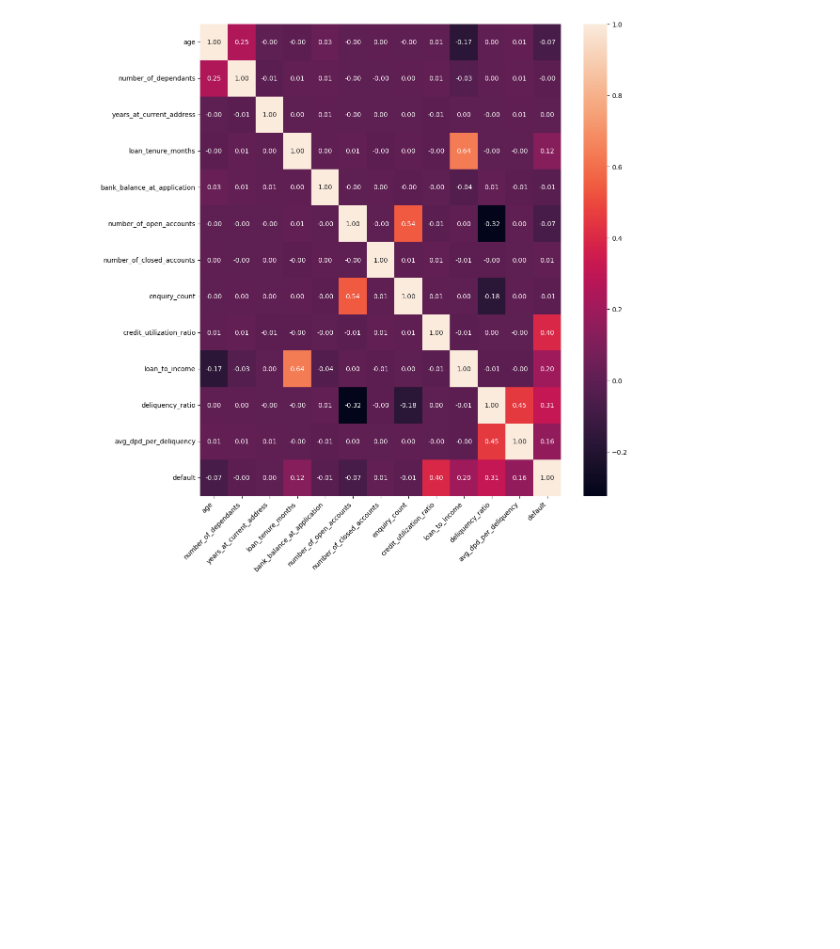
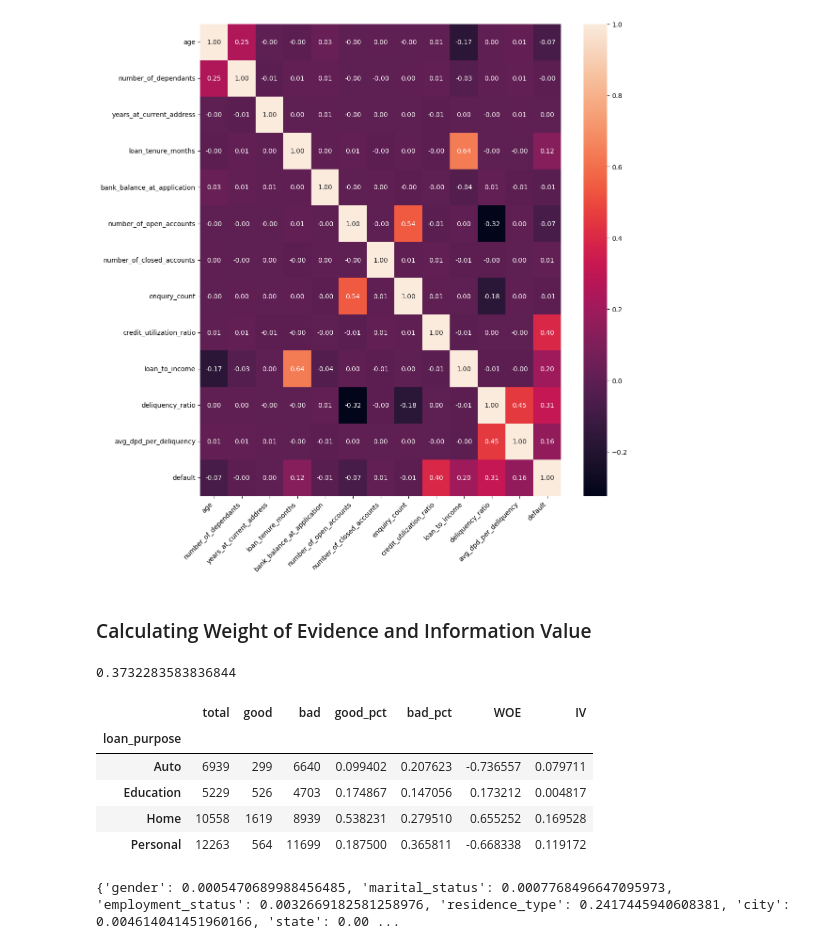
Before and after one commit to HMurawski/Credit-Score-Modelling, a Jupyter notebook: notebooks/03_feature_engineering.ipynb, the cells around one changed output. Saved outputs shown, nothing was run; the diff lists cells and outputs as text; code cells hidden in the pictures; blank space fills up the shorter version.

```diff
--- a/notebooks/03_feature_engineering.ipynb
+++ b/notebooks/03_feature_engineering.ipynb
@@ -250,0 +253,41 @@ plt.show()
+# %% [markdown]
+### Calculating Weight of Evidence and Information Value
+# %%
+def calculate_woe_iv(df, feature, target):
+    grouped = df.groupby(feature)[target].agg(["count", "sum"])
+    grouped = grouped.rename(columns={"count":'total', 'sum':'good'})
+    grouped["bad"] = grouped["total"] - grouped["good"]
+    total_good = grouped["good"].sum()
+    total_bad = grouped["bad"].sum()
+
+    grouped["good_pct"] = grouped["good"] / total_good
+    grouped["bad_pct"] = grouped["bad"] / total_bad
+    grouped["WOE"] = np.log(grouped["good_pct"] / grouped["bad_pct"])
+    grouped["IV"] = grouped["WOE"] * (grouped["good_pct"] - grouped["bad_pct"])
+
+    grouped["WOE"] = grouped["WOE"].replace([np.inf,  -np.inf], 0)
+    grouped["IV"] = grouped["IV"].replace([np.inf,  -np.inf], 0)
+    total_iv = grouped["IV"].sum()
+
+    return grouped, total_iv
+
+grouped, total_iv = calculate_woe_iv(df_train_cleaned, 'loan_purpose', "default")
+print(total_iv)
+grouped
+# %% [output]
+0.3732283583836844
+|  | total | good | bad | good_pct | bad_pct | WOE | IV |
+| loan_purpose |  |  |  |  |  |  |  |
+| Auto | 6939 | 299 | 6640 | 0.099402 | 0.207623 | -0.736557 | 0.079711 |
+| Education | 5229 | 526 | 4703 | 0.174867 | 0.147056 | 0.173212 | 0.004817 |
+| Home | 10558 | 1619 | 8939 | 0.538231 | 0.279510 | 0.655252 | 0.169528 |
+| Personal | 12263 | 564 | 11699 | 0.187500 | 0.365811 | -0.668338 | 0.119172 |
+# %%
+iv_values = {}
+for feature in df_train_cleaned.columns:
+    if df_train_cleaned[feature].dtype == "object":
+        _, iv = calculate_woe_iv(df_train_cleaned, feature, "default")
+        iv_values[feature] = iv
+print(iv_values)
+# %% [output]
+{'gender': 0.0005470689988456485, 'marital_status': 0.0007768496647095973, 'employment_status': 0.0032669182581258976, 'residence_type': 0.2417445940608381, 'city': 0.004614041451960166, 'state': 0.00 ...
```
Also changed, not shown: parts of 8 cells of this notebook, 1 other file.
